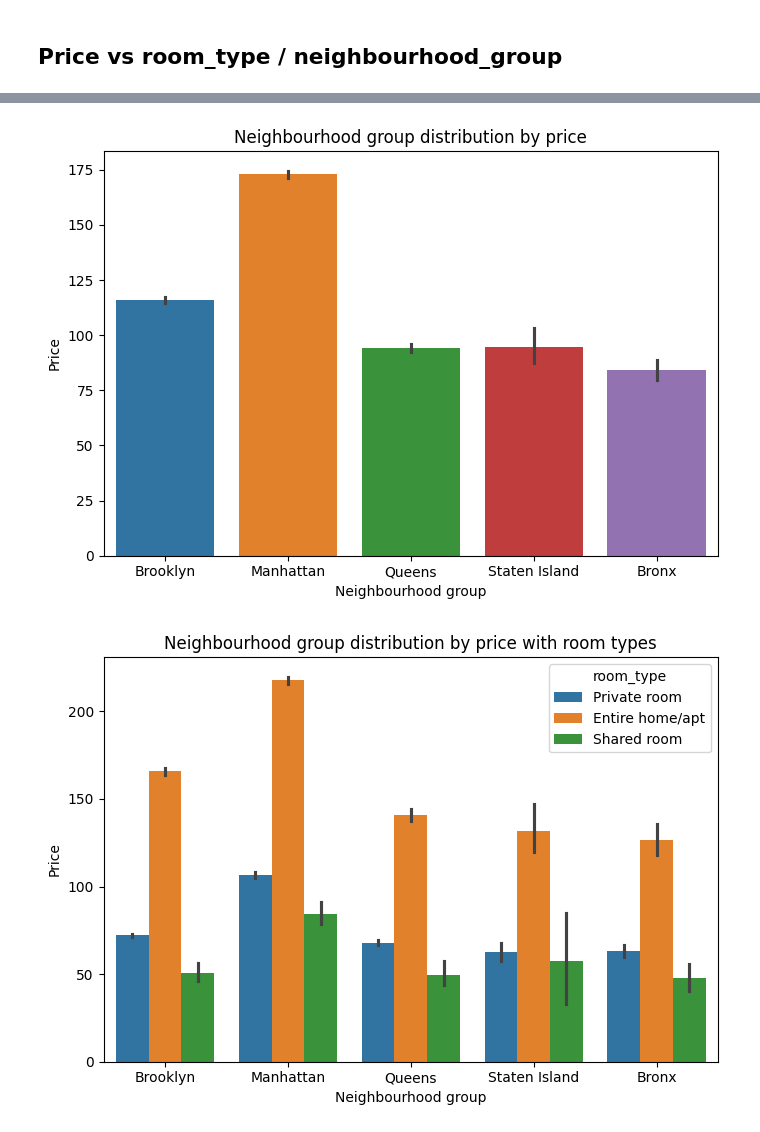
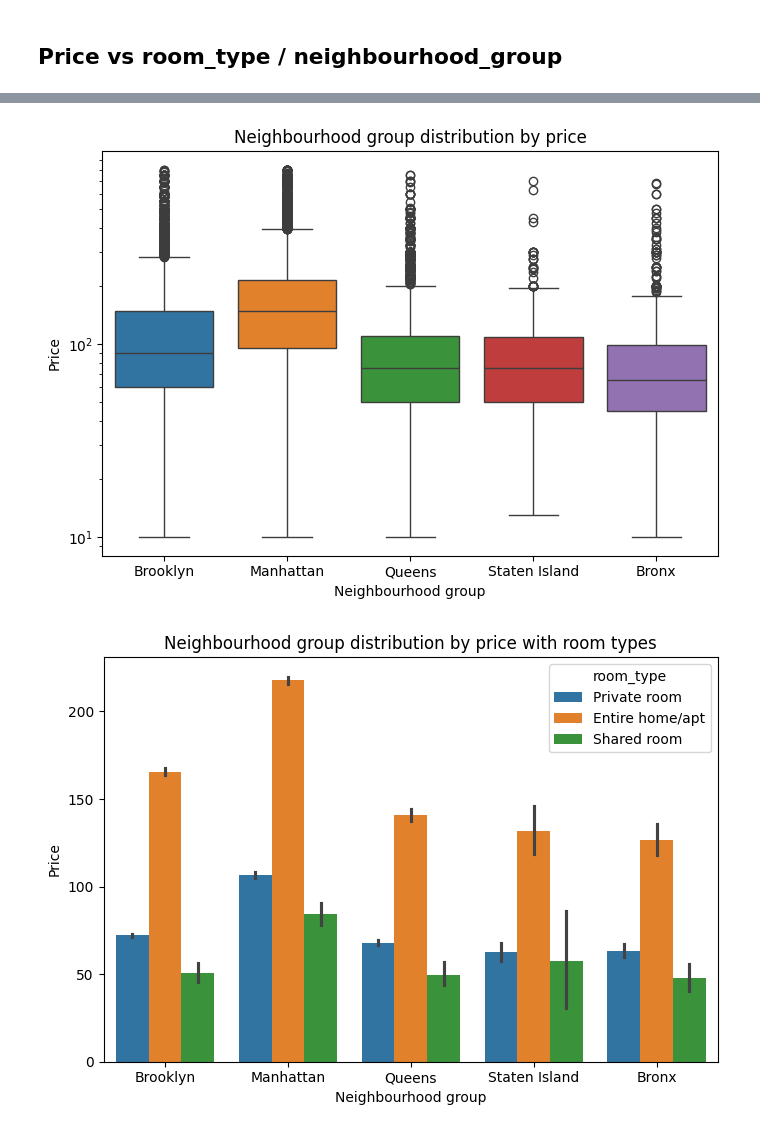
Before and after one commit to Handras18/New-York-City-Airbnb, a Jupyter notebook: 02_deep_eda.ipynb, the cells around one changed output, grey strips where cells are left out. Cells and saved outputs as stored; diff of their text form; code cells hidden in the pictures.

```diff
--- a/02_deep_eda.ipynb
+++ b/02_deep_eda.ipynb
@@ -96,13 +99,14 @@ plt.show()
 # %%
 plt.figure(figsize=(7,5))
-sns.barplot(data=df,x='neighbourhood_group',y='price',hue='neighbourhood_group')
+sns.boxplot(data=df,x='neighbourhood_group',y='price',hue='neighbourhood_group')
+plt.yscale('log')
 plt.title("Neighbourhood group distribution by price")
 plt.xlabel('Neighbourhood group')
 plt.ylabel('Price')
 plt.tight_layout()
 plt.show()
 # %% [output]
-[figure, old version]
+[figure, new version]
 # %%
 plt.figure(figsize=(7,5))
 sns.barplot(data=df,x='neighbourhood_group',y='price',hue='room_type')
```
Also changed, not shown: parts of 22 cells of this notebook, 1 other file.
